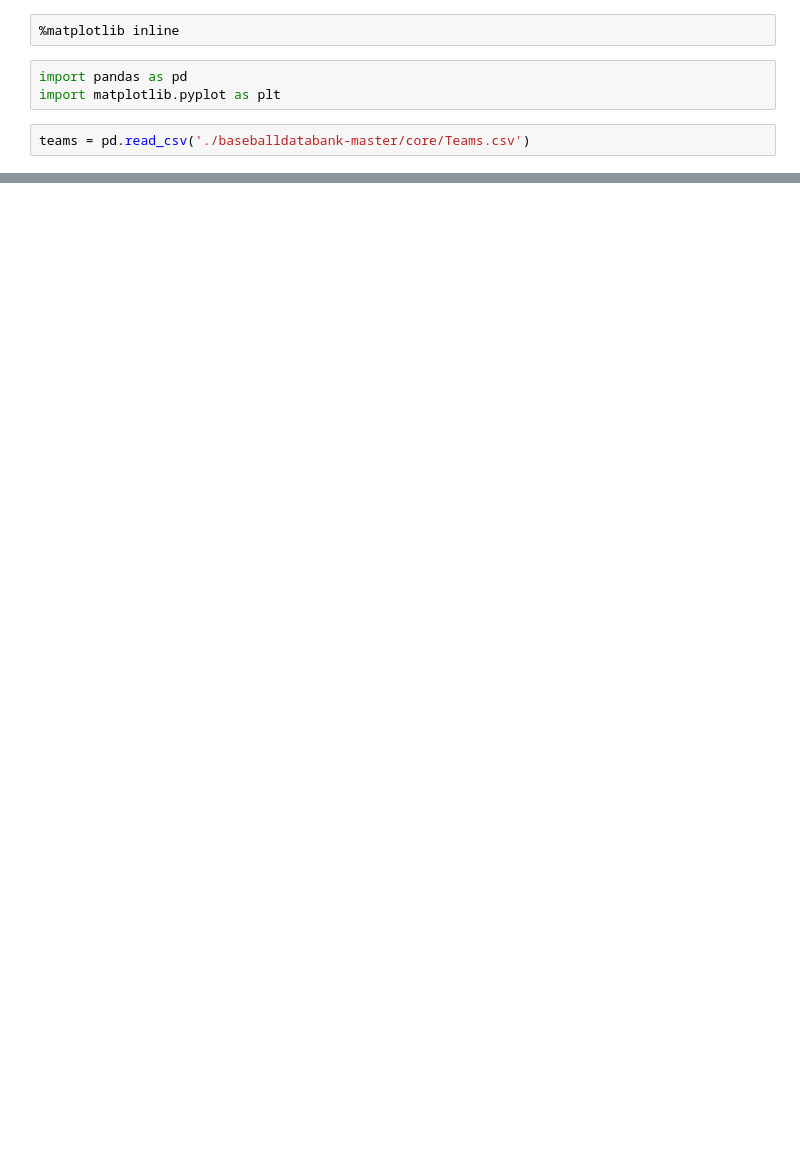
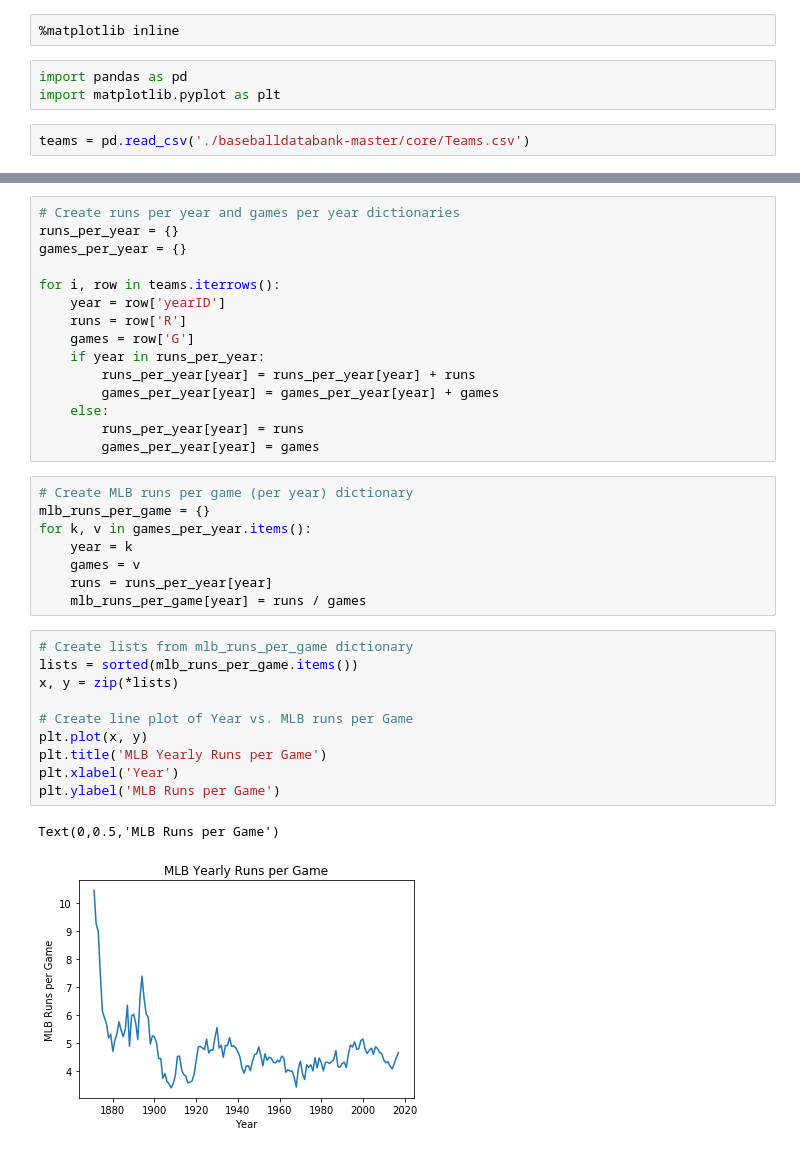
Before and after one commit to La100tifika/Bdata, a Jupyter notebook: PandasBaseball.ipynb, the cells around one changed output, grey strips where cells are left out. Saved outputs shown, nothing was run; the diff lists cells and outputs as text; blank space fills up the shorter version.

```diff
--- a/PandasBaseball.ipynb
+++ b/PandasBaseball.ipynb
@@ -43,0 +50,36 @@ Text(0.5,1,'Distribution of Wins')
+# %%
+# Create runs per year and games per year dictionaries
+runs_per_year = {}
+games_per_year = {}
+
+for i, row in teams.iterrows():
+    year = row['yearID']
+    runs = row['R']
+    games = row['G']
+    if year in runs_per_year:
+        runs_per_year[year] = runs_per_year[year] + runs
+        games_per_year[year] = games_per_year[year] + games
+    else:
+        runs_per_year[year] = runs
+        games_per_year[year] = games
+# %%
+# Create MLB runs per game (per year) dictionary
+mlb_runs_per_game = {}
+for k, v in games_per_year.items():
+    year = k
+    games = v
+    runs = runs_per_year[year]
+    mlb_runs_per_game[year] = runs / games
+# %%
+# Create lists from mlb_runs_per_game dictionary
+lists = sorted(mlb_runs_per_game.items())
+x, y = zip(*lists)
+
+# Create line plot of Year vs. MLB runs per Game
+plt.plot(x, y)
+plt.title('MLB Yearly Runs per Game')
+plt.xlabel('Year')
+plt.ylabel('MLB Runs per Game')
+# %% [output]
+Text(0,0.5,'MLB Runs per Game')
+[figure, added]
```
Also changed, not shown: parts of 6 cells of this notebook.
